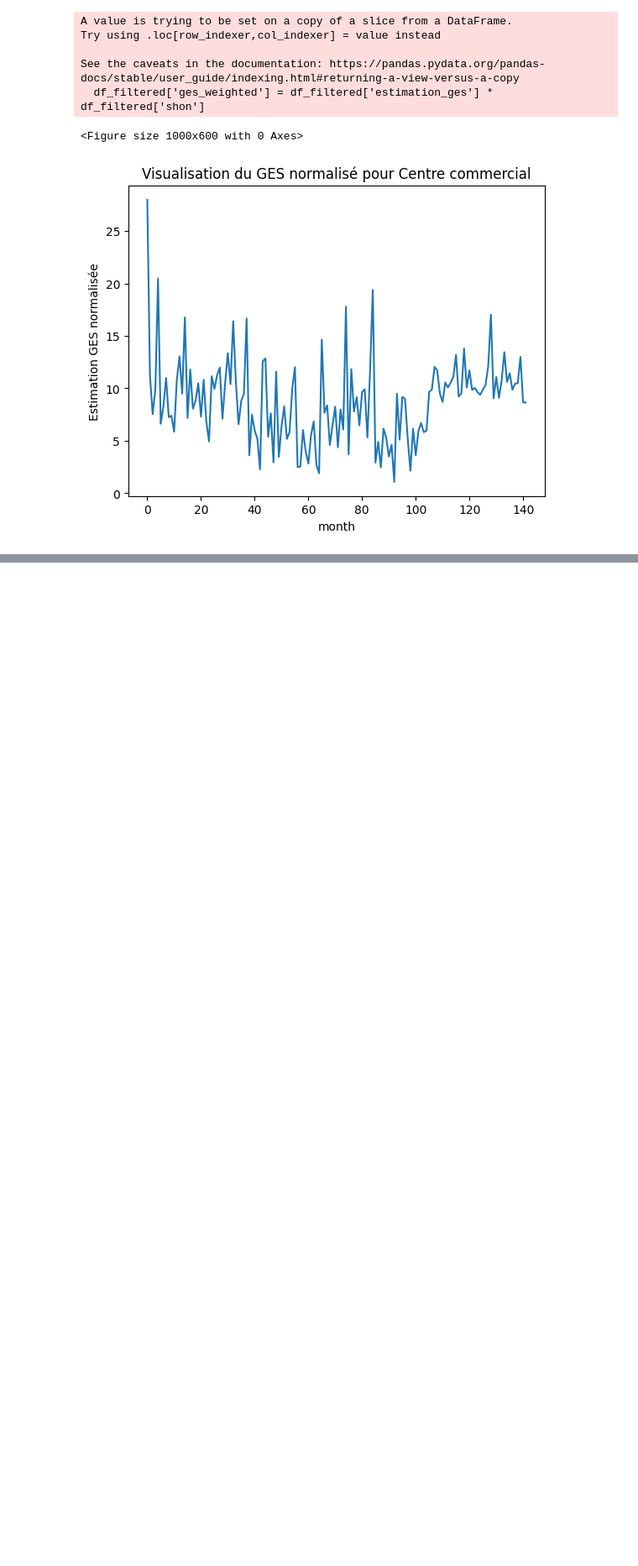
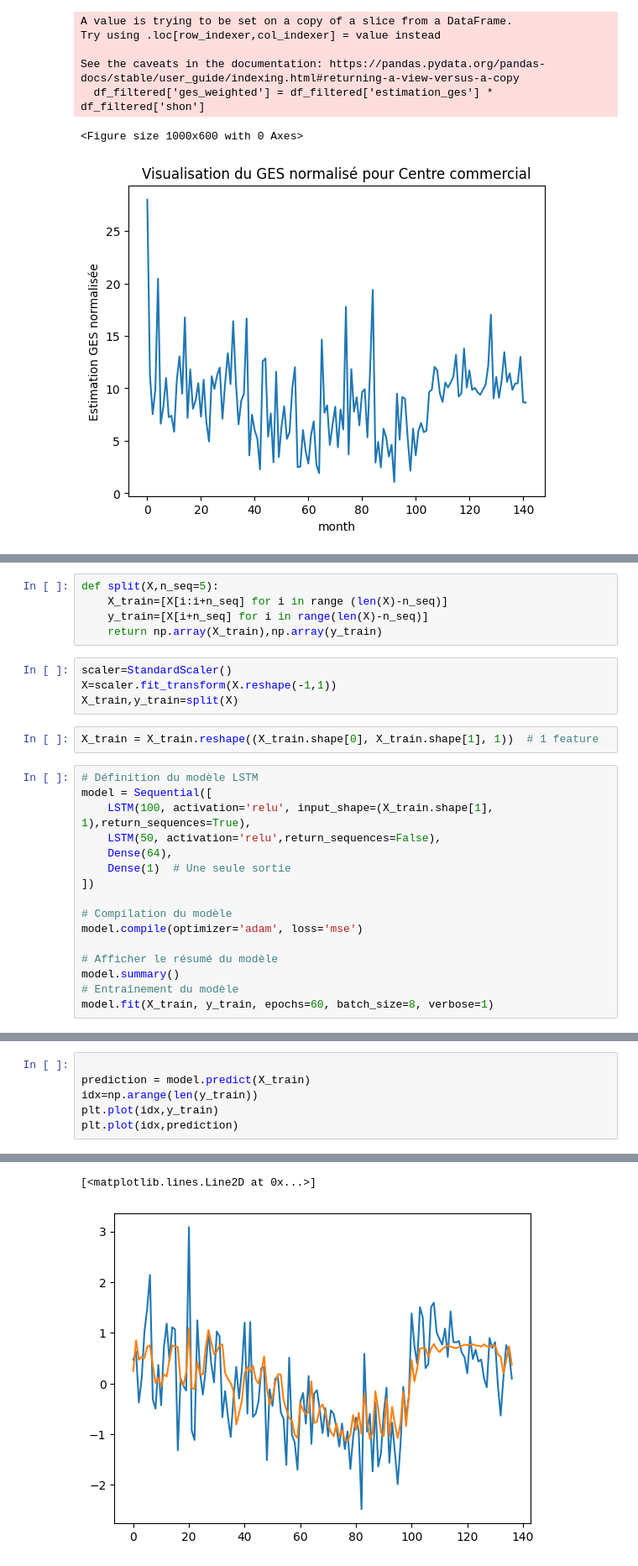
Before and after one commit to bechirhannachi/BNP-Centrale-project-Gr-1, a Jupyter notebook: data.ipynb, the cells around one changed output, grey strips where cells are left out. Shown: that part at 84% size. Saved outputs shown, nothing was run; the diff lists cells and outputs as text; blank space fills up the shorter version.

Commit message:
analysis and initiation to lstm

```diff
--- a/data.ipynb
+++ b/data.ipynb
@@ -276,0 +315,27 @@ See the caveats in the documentation: https://pandas.pydata.org/pandas-docs/stab
+# %%
+def split(X,n_seq=5):
+    X_train=[X[i:i+n_seq] for i in range (len(X)-n_seq)]
+    y_train=[X[i+n_seq] for i in range(len(X)-n_seq)]
+    return np.array(X_train),np.array(y_train)
+# %%
+scaler=StandardScaler()
+X=scaler.fit_transform(X.reshape(-1,1))
+X_train,y_train=split(X)
+# %%
+X_train = X_train.reshape((X_train.shape[0], X_train.shape[1], 1))  # 1 feature
+# %%
+# Définition du modèle LSTM
+model = Sequential([
+    LSTM(100, activation='relu', input_shape=(X_train.shape[1], 1),return_sequences=True),
+    LSTM(50, activation='relu',return_sequences=False),
+    Dense(64),
+    Dense(1)  # Une seule sortie
+])
+
+# Compilation du modèle
+model.compile(optimizer='adam', loss='mse')
+
+# Afficher le résumé du modèle
+model.summary()
+# Entraînement du modèle
+model.fit(X_train, y_train, epochs=60, batch_size=8, verbose=1)
@@ -276,0 +376,7 @@ See the caveats in the documentation: https://pandas.pydata.org/pandas-docs/stab
+# %%
+
+prediction = model.predict(X_train)
+idx=np.arange(len(y_train))
+plt.plot(idx,y_train)
+plt.plot(idx,prediction)
+# %% [output]
@@ -276,0 +384,2 @@ See the caveats in the documentation: https://pandas.pydata.org/pandas-docs/stab
+[<matplotlib.lines.Line2D at 0x...>]
+[figure, added]
```
Also changed, not shown: parts of 10 cells of this notebook.
